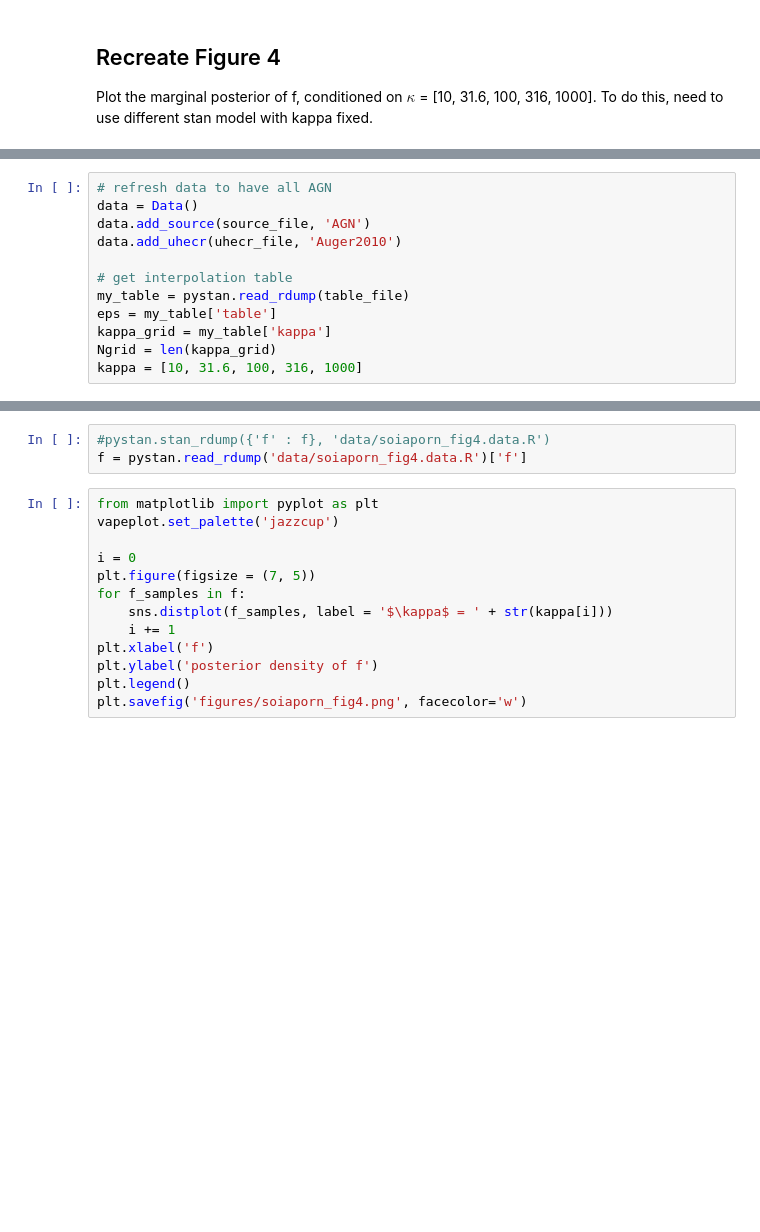
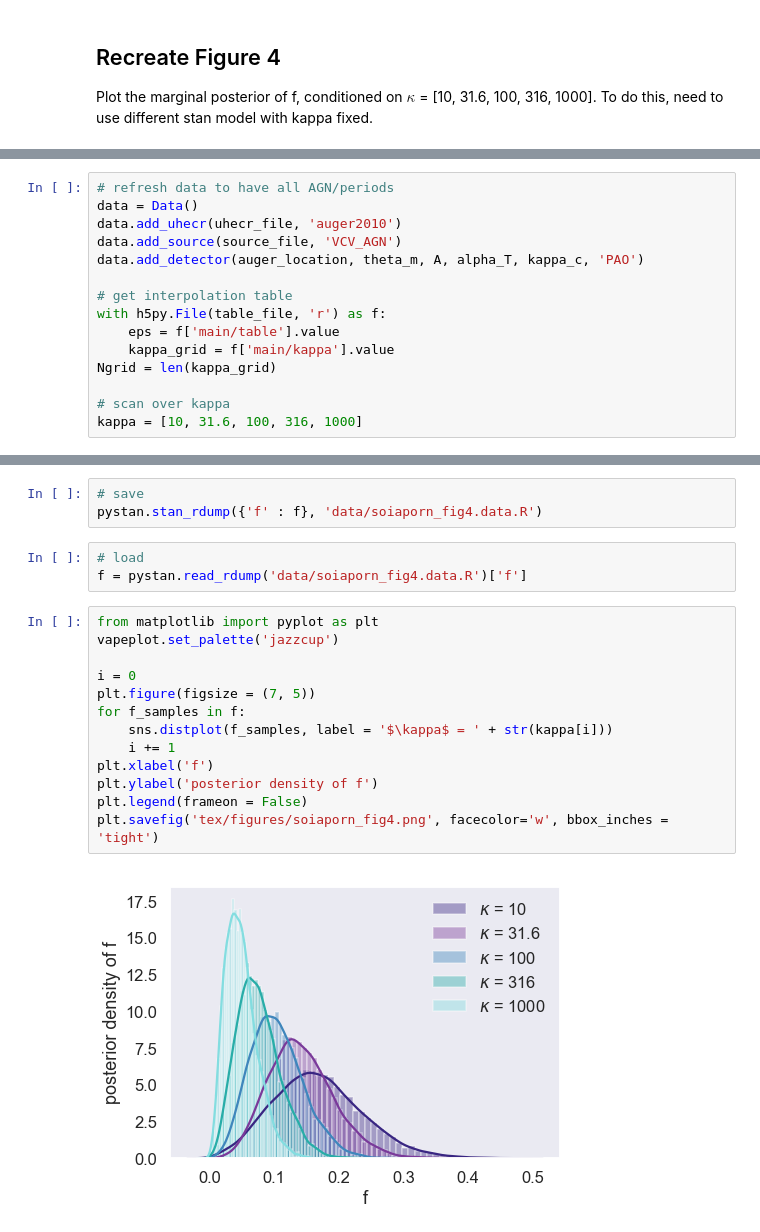
Before and after one commit to cescalara/soiaporn_model, a Jupyter notebook: stan_implementation/auger2010_study.ipynb, the cells around one changed output, grey strips where cells are left out. Drawn from its saved outputs; the diff is of its cells as text; blank space fills up the shorter version.

```diff
--- a/stan_implementation/auger2010_study.ipynb
+++ b/stan_implementation/auger2010_study.ipynb
@@ -205,13 +216,16 @@ fixedkappa_model = stan_utility.compile_model('../stan/soiaporn_model_fixedkappa
 # %%
-# refresh data to have all AGN
+# refresh data to have all AGN/periods
 data = Data()
-data.add_source(source_file, 'AGN')
-data.add_uhecr(uhecr_file, 'Auger2010')
+data.add_uhecr(uhecr_file, 'auger2010')
+data.add_source(source_file, 'VCV_AGN')
+data.add_detector(auger_location, theta_m, A, alpha_T, kappa_c, 'PAO')
 
 # get interpolation table
-my_table = pystan.read_rdump(table_file)
-eps = my_table['table']
-kappa_grid = my_table['kappa']
+with h5py.File(table_file, 'r') as f:
+    eps = f['main/table'].value
+    kappa_grid = f['main/kappa'].value
 Ngrid = len(kappa_grid)
+
+# scan over kappa
 kappa = [10, 31.6, 100, 316, 1000]
 # %%
@@ -231,18 +245,23 @@ for k in kappa:
     f_samples = chain['f']
     f.append(f_samples)
 # %%
-#pystan.stan_rdump({'f' : f}, 'data/soiaporn_fig4.data.R')
-f = pystan.read_rdump('data/soiaporn_fig4.data.R')['f']
+# save
+pystan.stan_rdump({'f' : f}, 'data/soiaporn_fig4.data.R')
+# %%
+# load
+f = pystan.read_rdump('data/soiaporn_fig4.data.R')['f']
 # %%
 from matplotlib import pyplot as plt
 vapeplot.set_palette('jazzcup')
 
 i = 0
 plt.figure(figsize = (7, 5))
 for f_samples in f:
     sns.distplot(f_samples, label = '$\kappa$ = ' + str(kappa[i]))
     i += 1
 plt.xlabel('f')
 plt.ylabel('posterior density of f')
-plt.legend()
-plt.savefig('figures/soiaporn_fig4.png', facecolor='w')
+plt.legend(frameon = False)
+plt.savefig('tex/figures/soiaporn_fig4.png', facecolor='w', bbox_inches = 'tight')
+# %% [output]
+[figure, added]
```
Also changed, not shown: parts of 20 cells of this notebook, 18 other files.
